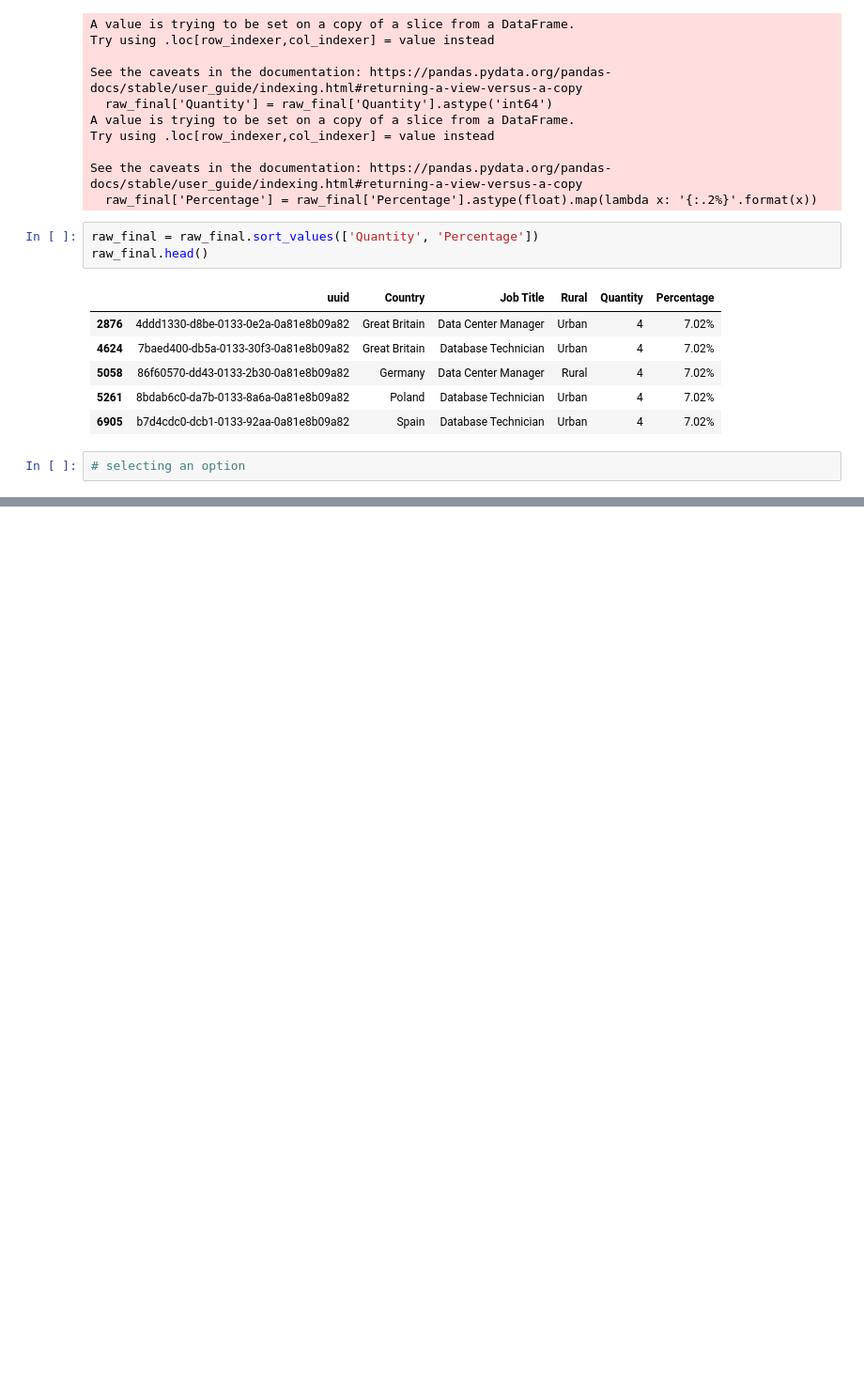
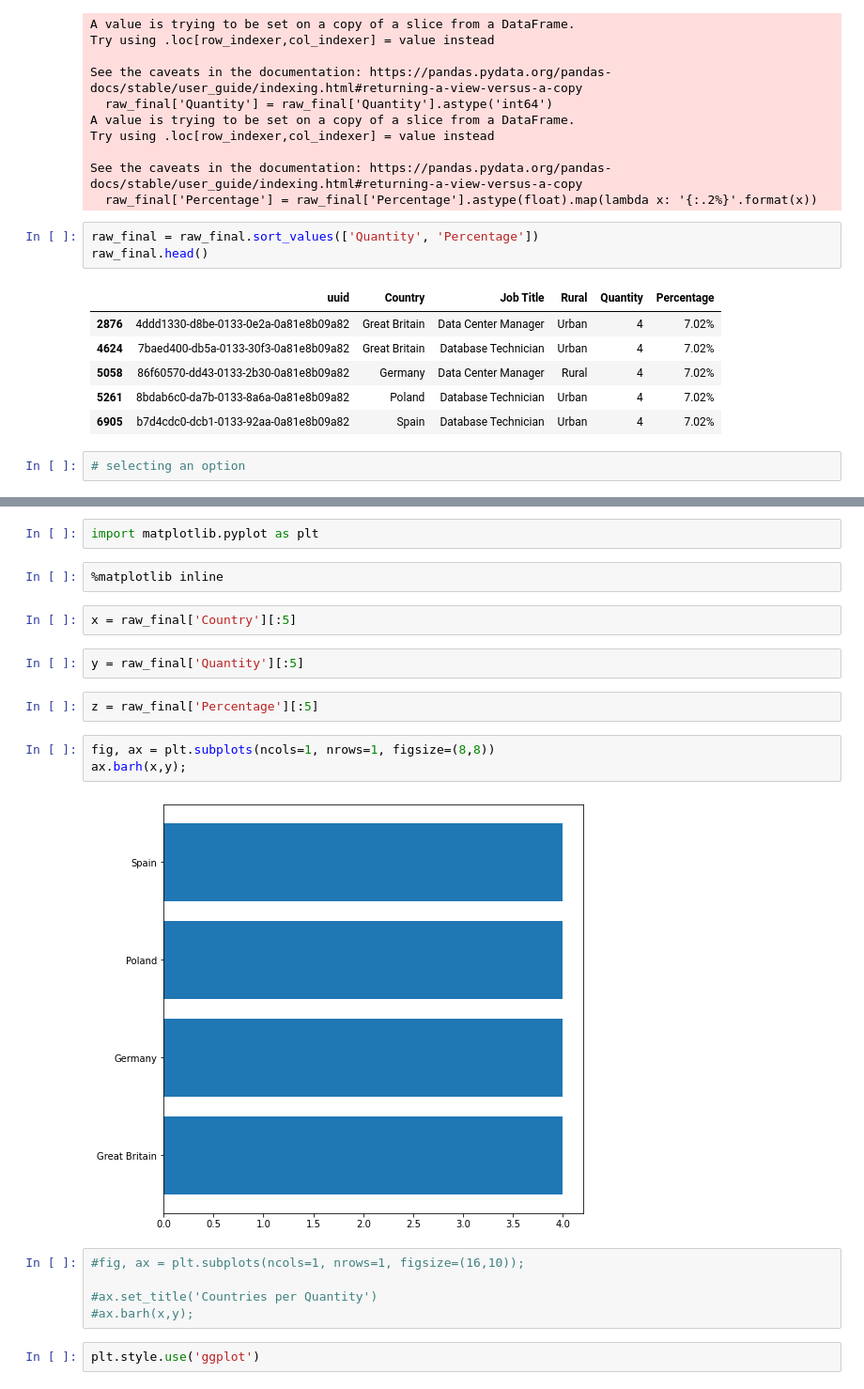
Before and after one commit to marinafdezban/ih_datamadpt1120_project_m1, a Jupyter notebook: notebooks/final.ipynb, the cells around one changed output, grey strips where cells are left out. Shown at 94% size. Drawn from its saved outputs; the diff is of its cells as text; blank space fills up the shorter version.

Commit message:
plot

```diff
--- a/notebooks/final.ipynb
+++ b/notebooks/final.ipynb
@@ -233,0 +254,22 @@ raw_final.head()
+# %%
+import matplotlib.pyplot as plt
+# %%
+%matplotlib inline
+# %%
+x = raw_final['Country'][:5]
+# %%
+y = raw_final['Quantity'][:5]
+# %%
+z = raw_final['Percentage'][:5]
+# %%
+fig, ax = plt.subplots(ncols=1, nrows=1, figsize=(8,8))
+ax.barh(x,y);
+# %% [output]
+[figure, added]
+# %%
+#fig, ax = plt.subplots(ncols=1, nrows=1, figsize=(16,10));
+
+#ax.set_title('Countries per Quantity')
+#ax.barh(x,y);
+# %%
+plt.style.use('ggplot')
```
Also changed, not shown: parts of 2 cells of this notebook.
